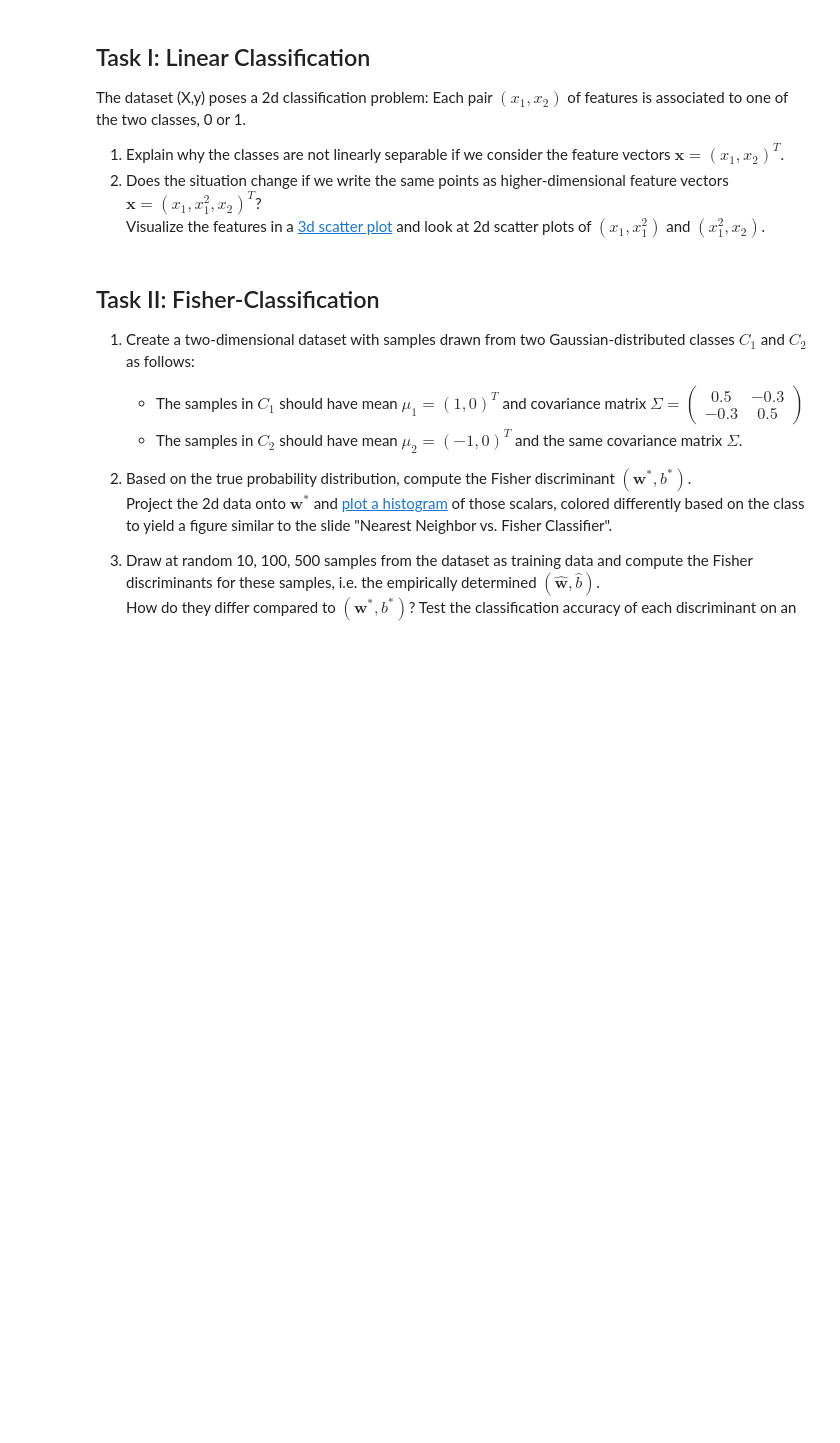
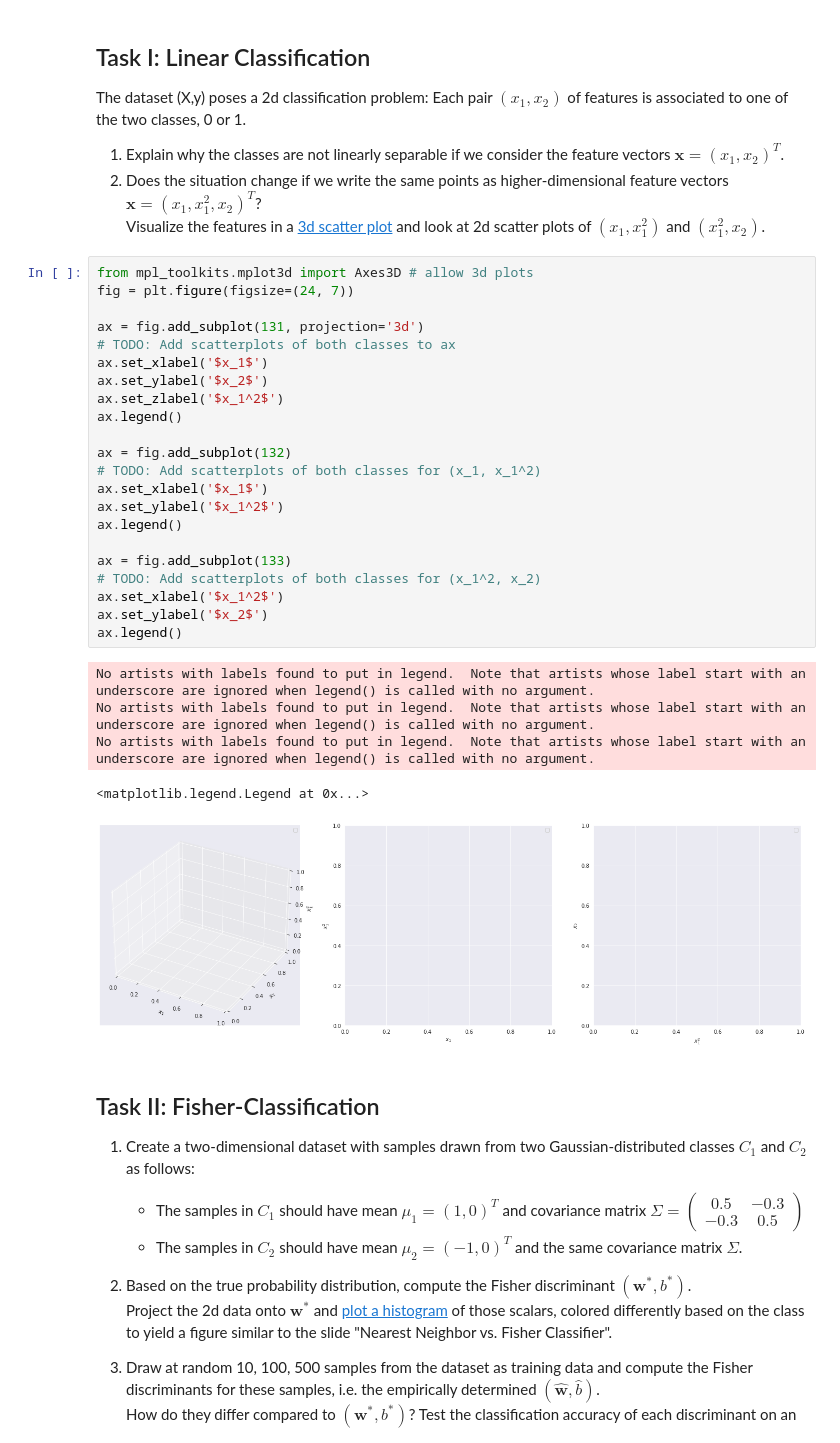
Before and after one commit to rhaschke/Neural-Networks, a Jupyter notebook: a2.ipynb, the cells around one changed output. Drawn from its saved outputs; the diff is of its cells as text; blank space fills up the shorter version.

```diff
--- a/a2.ipynb
+++ b/a2.ipynb
@@ -27,6 +27,34 @@ The dataset (X,y) poses a 2d classification problem: Each pair $(x_1,x_2)$ of fe
 1. Explain why the classes are not linearly separable if we consider the feature vectors $\mathbf{x}=(x_1,x_2)^T$.
 2. Does the situation change if we write the same points as higher-dimensional feature vectors $\mathbf{x}=(x_1,x_1^2,x_2)^T$?
    Visualize the features in a [3d scatter plot](https://matplotlib.org/3.1.1/gallery/mplot3d/scatter3d.html) and look at 2d scatter plots of $(x_1, x_1^2)$ and $(x_1^2,x_2)$.
+# %%
+from mpl_toolkits.mplot3d import Axes3D # allow 3d plots
+fig = plt.figure(figsize=(24, 7))
+
+ax = fig.add_subplot(131, projection='3d')
+# TODO: Add scatterplots of both classes to ax
+ax.set_xlabel('$x_1$')
+ax.set_ylabel('$x_2$')
+ax.set_zlabel('$x_1^2$')
+ax.legend()
+
+ax = fig.add_subplot(132)
+# TODO: Add scatterplots of both classes for (x_1, x_1^2)
+ax.set_xlabel('$x_1$')
+ax.set_ylabel('$x_1^2$')
+ax.legend()
+
+ax = fig.add_subplot(133)
+# TODO: Add scatterplots of both classes for (x_1^2, x_2)
+ax.set_xlabel('$x_1^2$')
+ax.set_ylabel('$x_2$')
+ax.legend()
+# %% [output]
+No artists with labels found to put in legend.  Note that artists whose label start with an underscore are ignored when legend() is called with no argument.
+No artists with labels found to put in legend.  Note that artists whose label start with an underscore are ignored when legend() is called with no argument.
+No artists with labels found to put in legend.  Note that artists whose label start with an underscore are ignored when legend() is called with no argument.
+<matplotlib.legend.Legend at 0x...>
+[figure, added]
 # %% [markdown]
 ## Task II: Fisher-Classification
 
```
Also changed, not shown: parts of 6 cells of this notebook, 2 other files.
